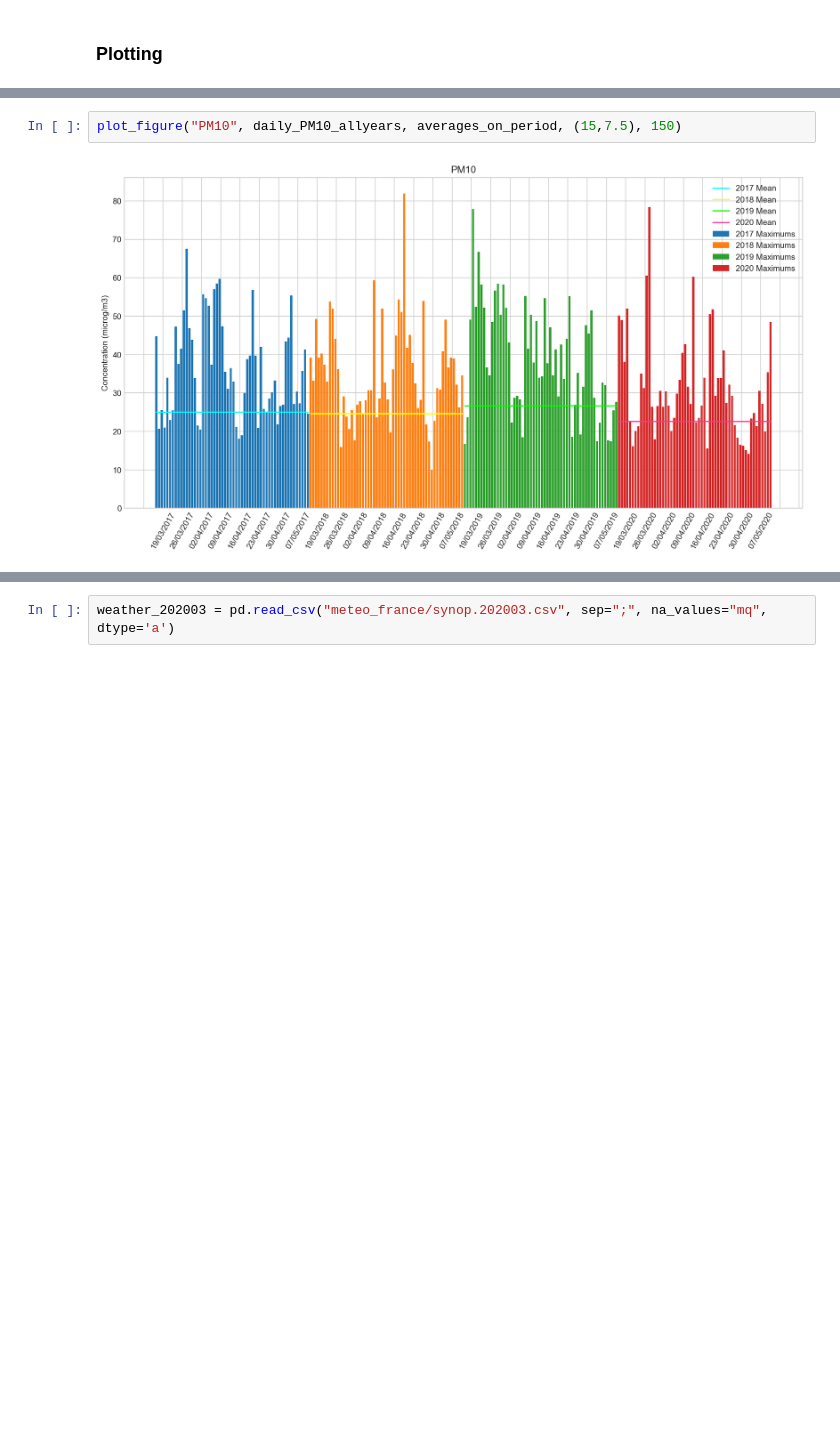
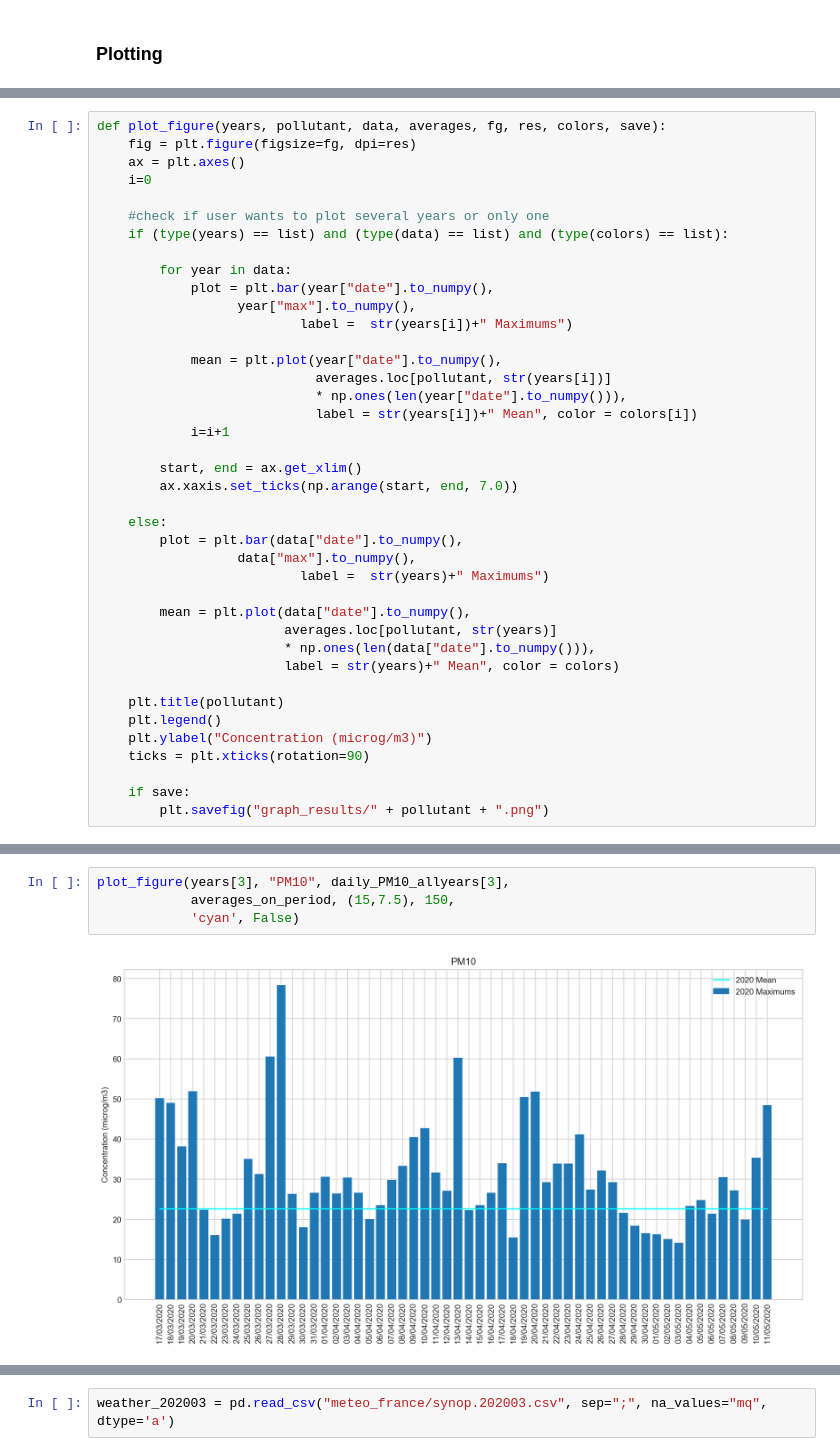
Before and after one commit to krusty-is-cool/AirQuality-Lockdown, a Jupyter notebook: AirQualityLockdown.ipynb, the cells around one changed output, grey strips where cells are left out. Saved outputs shown, nothing was run; the diff lists cells and outputs as text; blank space fills up the shorter version.

Commit message:
Simplify study_period and plot_figure functions, delete useless cells

```diff
--- a/AirQualityLockdown.ipynb
+++ b/AirQualityLockdown.ipynb
@@ -305,0 +188,40 @@ def plot_figure(pollutant, data, averages, fg, res):
+# %%
+def plot_figure(years, pollutant, data, averages, fg, res, colors, save):
+    fig = plt.figure(figsize=fg, dpi=res)
+    ax = plt.axes()
+    i=0
+
+    #check if user wants to plot several years or only one
+    if (type(years) == list) and (type(data) == list) and (type(colors) == list):
+
+        for year in data:
+            plot = plt.bar(year["date"].to_numpy(),
+                  year["max"].to_numpy(),
+                          label =  str(years[i])+" Maximums")
+
+            mean = plt.plot(year["date"].to_numpy(),
+                            averages.loc[pollutant, str(years[i])]
+                            * np.ones(len(year["date"].to_numpy())),
+                            label = str(years[i])+" Mean", color = colors[i])
+            i=i+1
+
+        start, end = ax.get_xlim()
+        ax.xaxis.set_ticks(np.arange(start, end, 7.0))
+
+    else:
+        plot = plt.bar(data["date"].to_numpy(),
+                  data["max"].to_numpy(),
+                          label =  str(years)+" Maximums")
+
+        mean = plt.plot(data["date"].to_numpy(),
+                        averages.loc[pollutant, str(years)]
+                        * np.ones(len(data["date"].to_numpy())),
+                        label = str(years)+" Mean", color = colors)
+
+    plt.title(pollutant)
+    plt.legend()
+    plt.ylabel("Concentration (microg/m3)")
+    ticks = plt.xticks(rotation=90)
+
+    if save:
+        plt.savefig("graph_results/" + pollutant + ".png")
@@ -306,4 +238,6 @@ def plot_figure(pollutant, data, averages, fg, res):
 # %%
-plot_figure("PM10", daily_PM10_allyears, averages_on_period, (15,7.5), 150)
+plot_figure(years[3], "PM10", daily_PM10_allyears[3],
+            averages_on_period, (15,7.5), 150,
+            'cyan', False)
 # %% [output]
-[figure, old version]
+[figure, new version]
```
Also changed, not shown: parts of 17 cells of this notebook.
